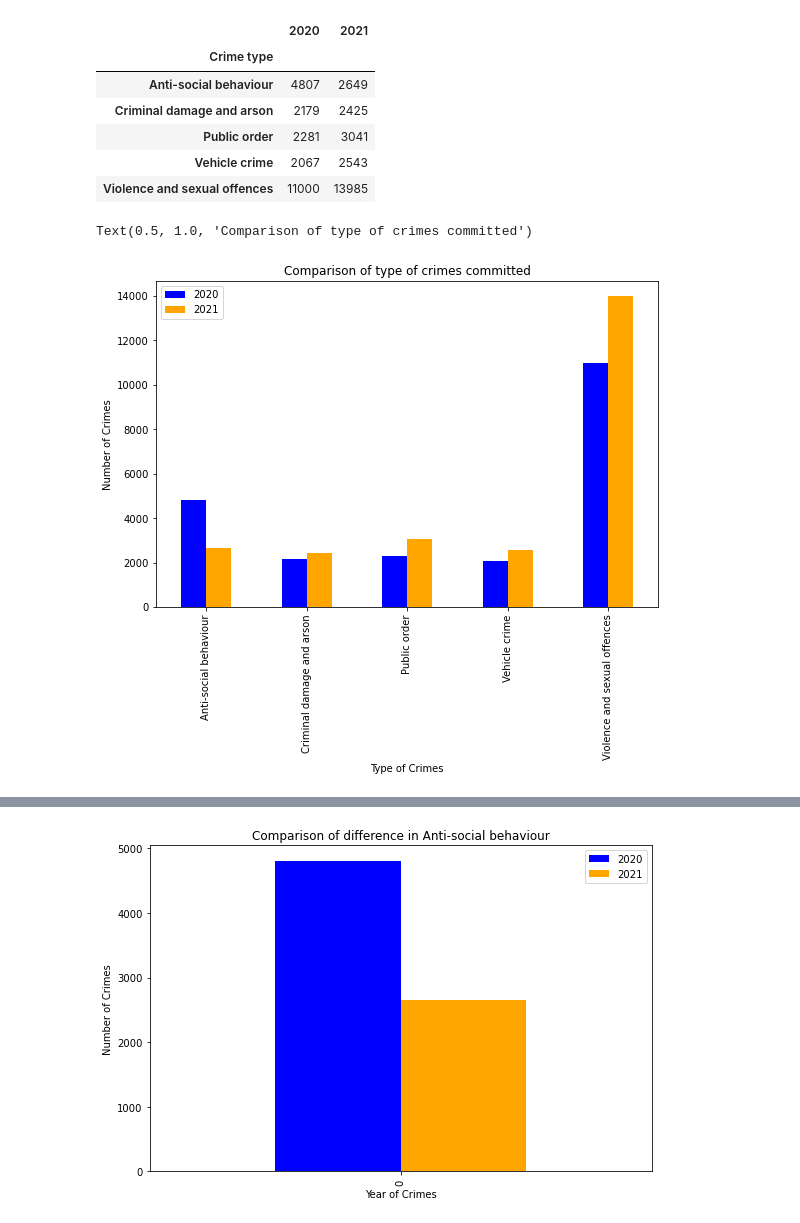
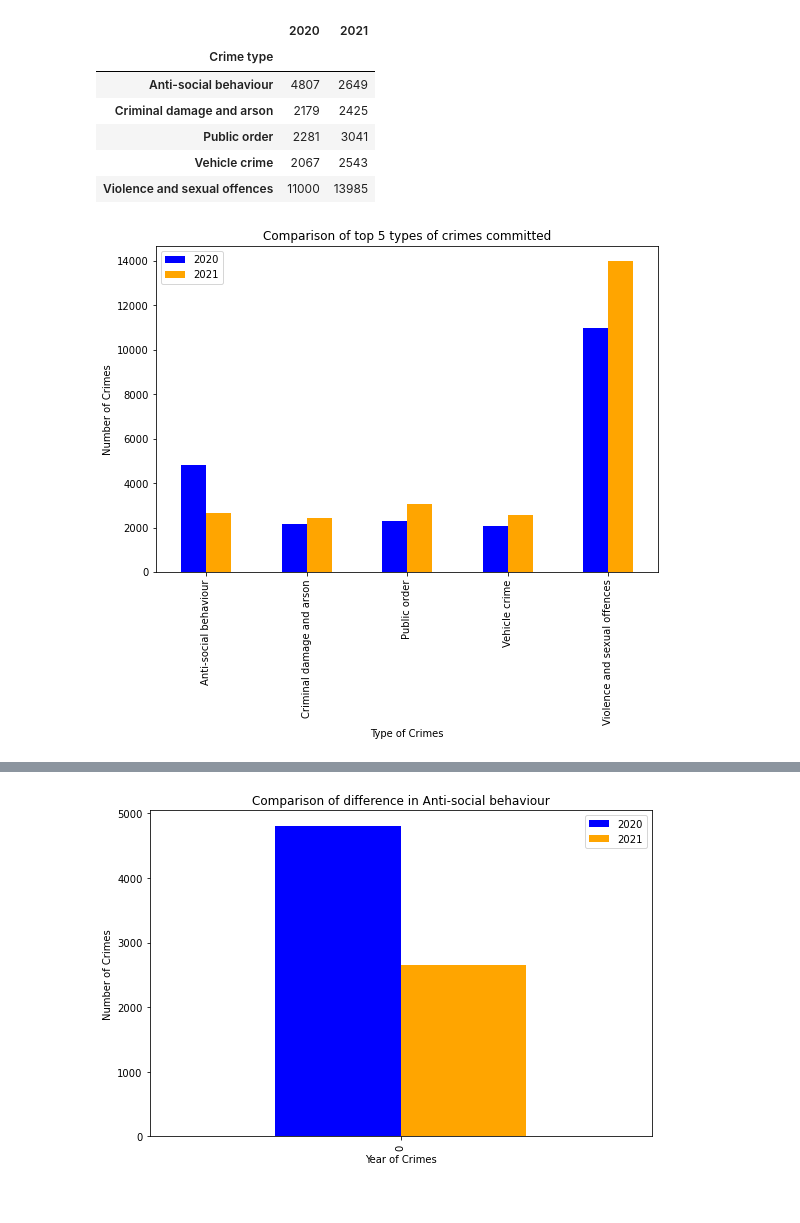
Before and after one commit to hibaa-a/Crime-in-the-West-Midlands, a Jupyter notebook: Crime.ipynb, the cells around one changed output, grey strips where cells are left out. Drawn from its saved outputs; the diff is of its cells as text; code cells hidden in the pictures.

```diff
--- a/Crime.ipynb
+++ b/Crime.ipynb
@@ -177,10 +177,10 @@ top_5_type_of_crimes_combined
 # %%
 top_5_combined_plot = top_5_type_of_crimes_combined.plot.bar( figsize =(9,6), color=["blue", "orange"], rot=90, linewidth=2),
 plt.xlabel("Type of Crimes")
 plt.ylabel("Number of Crimes")
-plt.title("Comparison of type of crimes committed")
+plt.title("Comparison of top 5 types of crimes committed")
+plt.savefig("top_5_crimes_bar")
 #plt.show()
 # %% [output]
-Text(0.5, 1.0, 'Comparison of type of crimes committed')
-[figure, old version]
+[figure, new version]
 # %%
```
Also changed, not shown: parts of 6 cells of this notebook, 16 other files.
